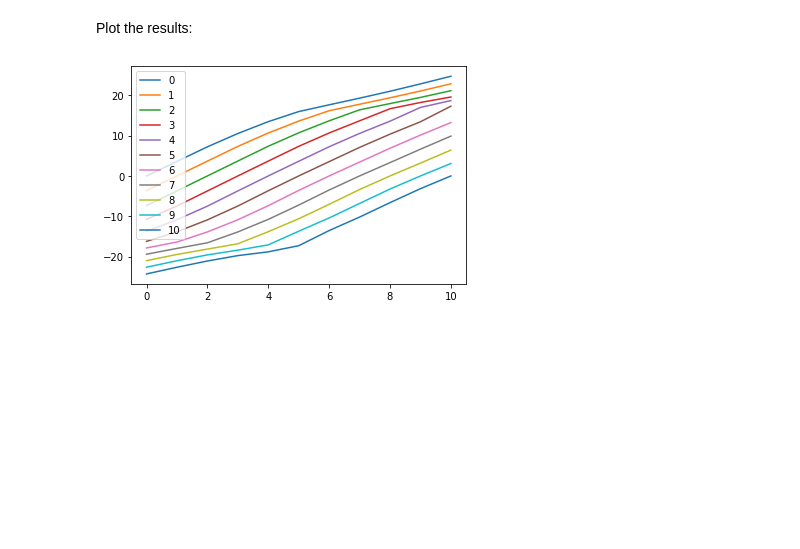
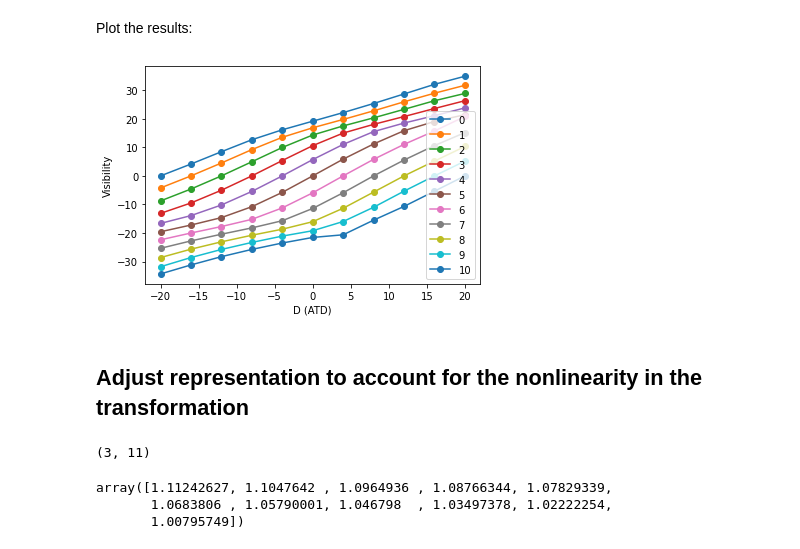
Before and after one commit to Jorgvt/PerceptualTests, a Jupyter notebook: Experiments/crispening_effect_perceptnet_yb.ipynb, the cells around one changed output. Saved outputs shown, nothing was run; the diff lists cells and outputs as text; code cells hidden in the pictures; blank space fills up the shorter version.

Commit message:
:sparkles: Compensated transfommation nonlinearity

```diff
--- a/Experiments/crispening_effect_perceptnet_yb.ipynb
+++ b/Experiments/crispening_effect_perceptnet_yb.ipynb
@@ -22,7 +22,7 @@ N = 11
 img_size = (384,512)
 square_size = (96,128)
 # %%
-atd = np.array([[10,0,a] for a in np.linspace(-5,5,N)]).T
+atd = np.array([[60,0,a] for a in np.linspace(-20,20,N)]).T
 atd.shape
 # %% [output]
 (3, 11)
@@ -121,8 +121,24 @@ Plot the results:
 # %%
 plt.figure()
 for i, readout in enumerate(all_readouts):
-    plt.plot(readout, label=i)
+    plt.plot(atd[2,:], readout, '-o', label=i)
+plt.ylabel('Visibility')
+plt.xlabel('D (ATD)')
 plt.legend()
 plt.show()
 # %% [output]
-[figure, old version]
+[figure, new version]
+# %% [markdown]
+## Adjust representation to account for the nonlinearity in the transformation
+# %%
+rgb = atd2rgb(atd)
+rgb.shape
+# %% [output]
+(3, 11)
+# %%
+dist_rgb = (rgb**2).sum(axis=0)**(1/2)
+dist_rgb
+# %% [output]
+array([1.11242627, 1.1047642 , 1.0964936 , 1.08766344, 1.07829339,
+       1.0683806 , 1.05790001, 1.046798  , 1.03497378, 1.02222254,
+       1.00795749])
```
Also changed, not shown: parts of 4 cells of this notebook, 2 other files.
